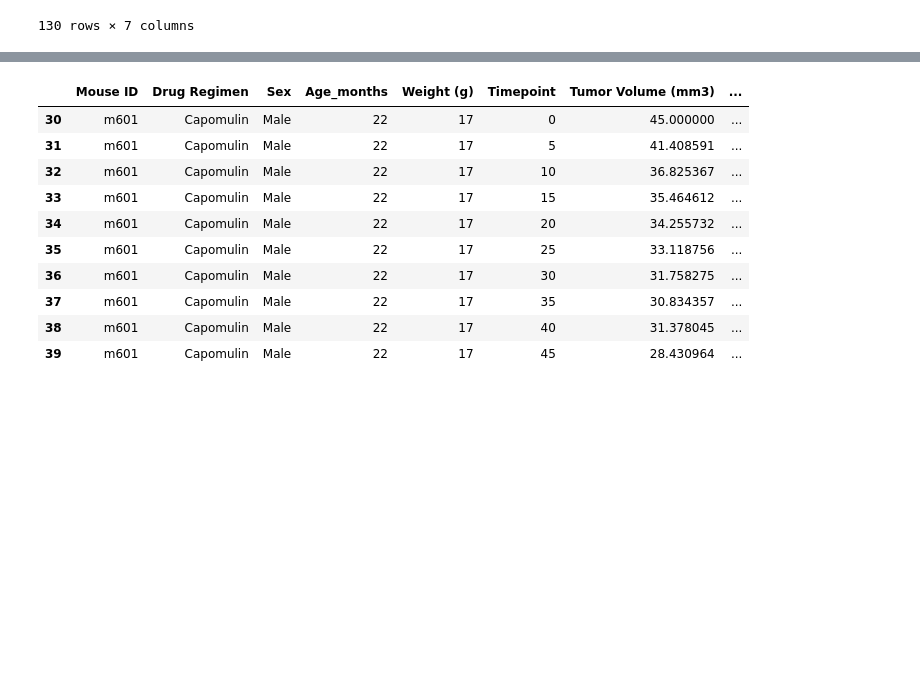
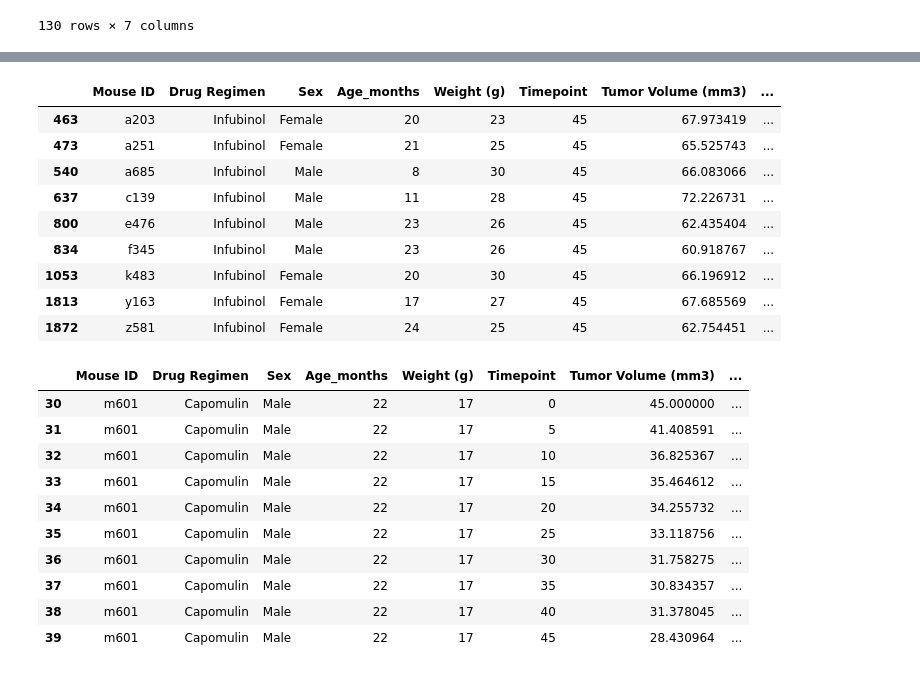
Before and after one commit to spennington1394/matplotlib-challenge, a Jupyter notebook: Untitled.ipynb, the cells around one changed output, grey strips where cells are left out. Drawn from its saved outputs; the diff is of its cells as text; code cells hidden in the pictures; blank space fills up the shorter version.

```diff
--- a/Untitled.ipynb
+++ b/Untitled.ipynb
@@ -326,0 +361,15 @@ ceft = mouse_drop.loc[mouse_drop['Drug Regimen']=='Ceftamin']
+# %%
+inf = mouse_drop.loc[mouse_drop['Drug Regimen']=='Infubinol']
+timept_inf = inf.loc[inf['Timepoint']==45]
+timept_inf
+# %% [output]
+|  | Mouse ID | Drug Regimen | Sex | Age_months | Weight (g) | Timepoint | Tumor Volume (mm3) | ... |
+| 463 | a203 | Infubinol | Female | 20 | 23 | 45 | 67.973419 | ... |
+| 473 | a251 | Infubinol | Female | 21 | 25 | 45 | 65.525743 | ... |
+| 540 | a685 | Infubinol | Male | 8 | 30 | 45 | 66.083066 | ... |
+| 637 | c139 | Infubinol | Male | 11 | 28 | 45 | 72.226731 | ... |
+| 800 | e476 | Infubinol | Male | 23 | 26 | 45 | 62.435404 | ... |
+| 834 | f345 | Infubinol | Male | 23 | 26 | 45 | 60.918767 | ... |
+| 1053 | k483 | Infubinol | Female | 20 | 30 | 45 | 66.196912 | ... |
+| 1813 | y163 | Infubinol | Female | 17 | 27 | 45 | 67.685569 | ... |
+| 1872 | z581 | Infubinol | Female | 24 | 25 | 45 | 62.754451 | ... |
```
Also changed, not shown: parts of 6 cells of this notebook.
